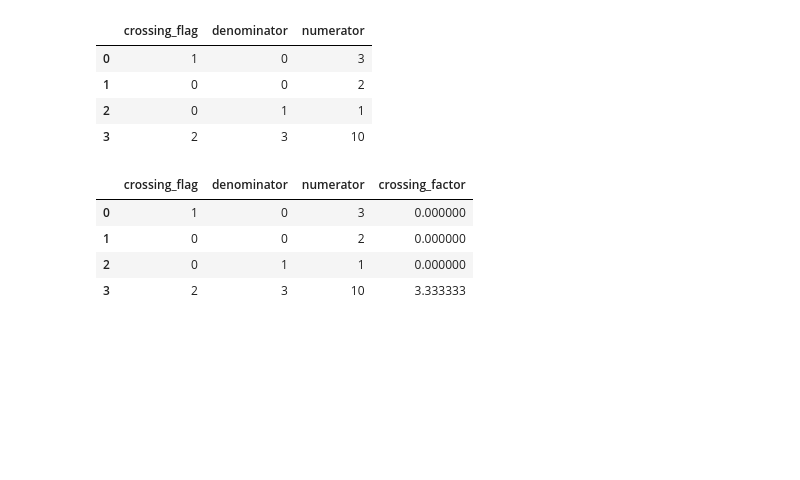
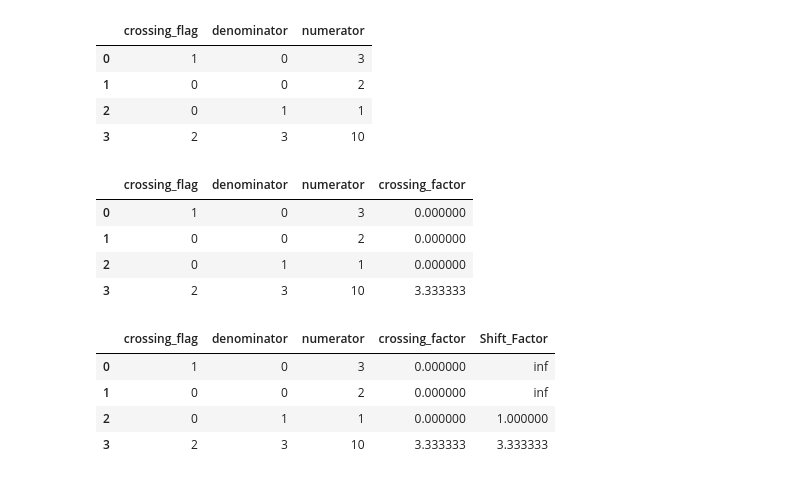
Before and after one commit to martyncolmer/ips_legacy_uplift, a Jupyter notebook: Nassir/IPS_transformation_1.ipynb, the cells around one changed output. Cells and saved outputs as stored; diff of their text form; code cells hidden in the pictures; blank space fills up the shorter version.

Commit message:
IPS crossings factor lite version

```diff
--- a/Nassir/IPS_transformation_1.ipynb
+++ b/Nassir/IPS_transformation_1.ipynb
@@ -367,3 +388,13 @@ df
 | 1 | 0 | 0 | 2 | 0.000000 |
 | 2 | 0 | 1 | 1 | 0.000000 |
 | 3 | 2 | 3 | 10 | 3.333333 |
+# %%
+df['Shift_Factor'] = df.numerator / df.denominator
+# %%
+df
+# %% [output]
+|  | crossing_flag | denominator | numerator | crossing_factor | Shift_Factor |
+| 0 | 1 | 0 | 3 | 0.000000 | inf |
+| 1 | 0 | 0 | 2 | 0.000000 | inf |
+| 2 | 0 | 1 | 1 | 0.000000 | 1.000000 |
+| 3 | 2 | 3 | 10 | 3.333333 | 3.333333 |
```
Also changed, not shown: parts of 3 cells of this notebook, 6 other files.
